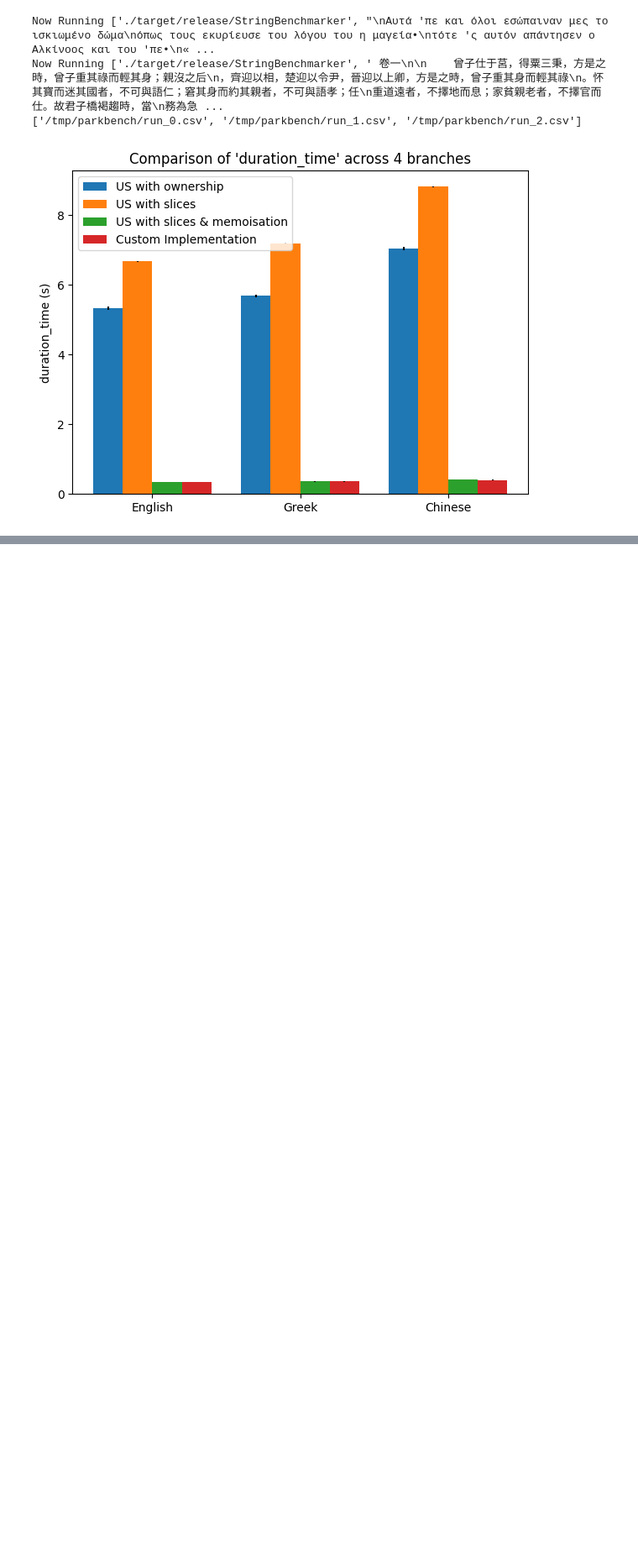
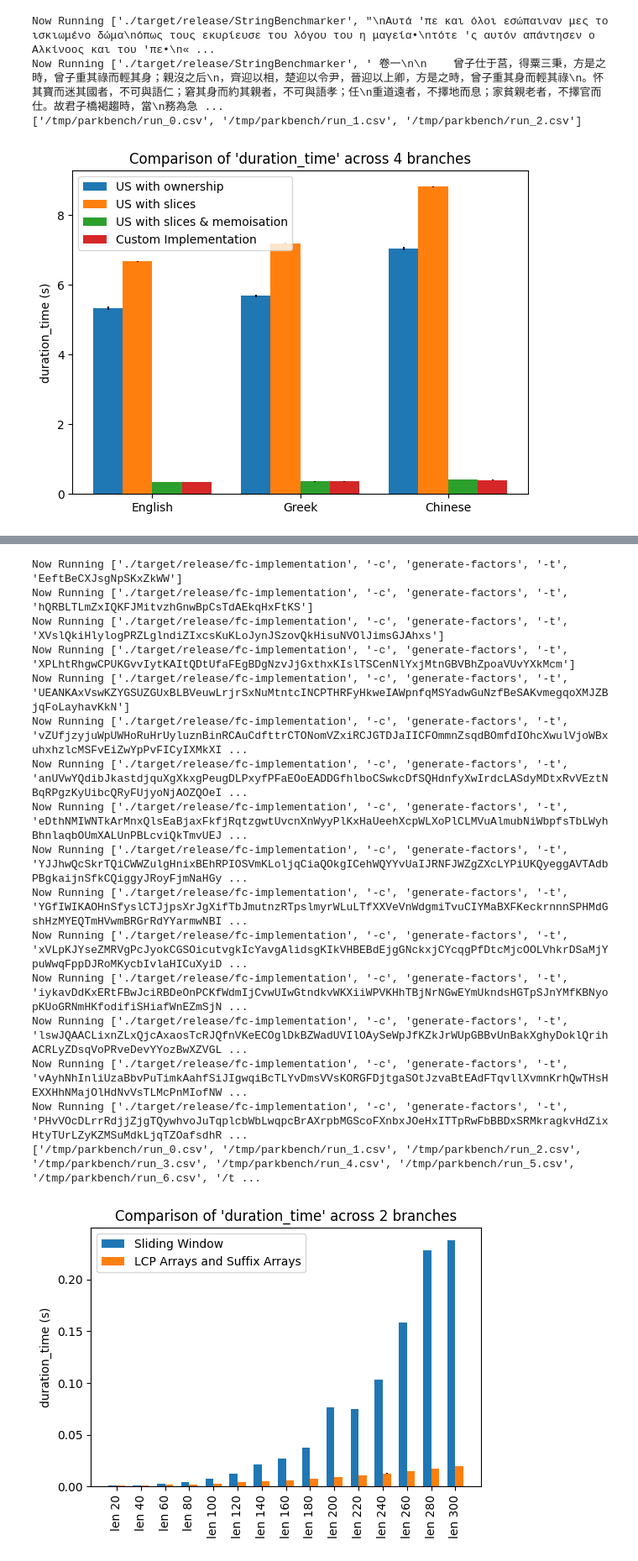
Before and after one commit to a-hutton/fc-benchmarker, a Jupyter notebook: Report.ipynb, the cells around one changed output, grey strips where cells are left out. Shown at 84% size. Drawn from its saved outputs; the diff is of its cells as text; code cells hidden in the pictures; blank space fills up the shorter version.

```diff
--- a/Report.ipynb
+++ b/Report.ipynb
@@ -127,0 +138,4 @@ perf.plot_formula_comparison(perf.PerfEvent.DURATION_TIME, strings_bench_results
+# %%
+test_runner = marker.Benchmarker("/home/ahutton/dev/uni/Part D Project/fc-implementation",
+                                 run_command=["./target/release/fc-implementation", "-c", "generate-factors", "-t", "<word>"])
+test_runner.repo.list_branches()
@@ -127,0 +163,22 @@ perf.plot_formula_comparison(perf.PerfEvent.DURATION_TIME, strings_bench_results
+# %%
+from marker.cases.generation import random_word
+from string import ascii_letters
+
+case_lengths = list(range(20, 320, 20))
+cases = [{"<word>": random_word(ascii_letters, i)} for i in case_lengths]
+
+results = test_runner.benchmark_branches(
+    cases=cases,
+    branches=["groundup", "groundup-lcp"],
+    num_trials=3
+)
+
+plot_formula_comparison(metric=PerfEvent.DURATION_TIME,
+                        results=results,
+                        log_scale=False,
+                        case_labels=[f"len {i}" for i in case_lengths],
+                        branch_labels={
+                            "groundup": "Sliding Window",
+                            "groundup-lcp": "LCP Arrays and Suffix Arrays"
+                        })
+# %% [output]
@@ -127,0 +230,17 @@ perf.plot_formula_comparison(perf.PerfEvent.DURATION_TIME, strings_bench_results
+Now Running ['./target/release/fc-implementation', '-c', 'generate-factors', '-t', 'EeftBeCXJsgNpSKxZkWW']
+Now Running ['./target/release/fc-implementation', '-c', 'generate-factors', '-t', 'hQRBLTLmZxIQKFJMitvzhGnwBpCsTdAEkqHxFtKS']
+Now Running ['./target/release/fc-implementation', '-c', 'generate-factors', '-t', 'XVslQkiHlylogPRZLglndiZIxcsKuKLoJynJSzovQkHisuNVOlJimsGJAhxs']
+Now Running ['./target/release/fc-implementation', '-c', 'generate-factors', '-t', 'XPLhtRhgwCPUKGvvIytKAItQDtUfaFEgBDgNzvJjGxthxKIslTSCenNlYxjMtnGBVBhZpoaVUvYXkMcm']
+Now Running ['./target/release/fc-implementation', '-c', 'generate-factors', '-t', 'UEANKAxVswKZYGSUZGUxBLBVeuwLrjrSxNuMtntcINCPTHRFyHkweIAWpnfqMSYadwGuNzfBeSAKvmegqoXMJZBjqFoLayhavKkN']
+Now Running ['./target/release/fc-implementation', '-c', 'generate-factors', '-t', 'vZUfjzyjuWpUWHoRuHrUyluznBinRCAuCdfttrCTONomVZxiRCJGTDJaIICFOmmnZsqdBOmfdIOhcXwulVjoWBxuhxhzlcMSFvEiZwYpPvFICyIXMkXI ...
+Now Running ['./target/release/fc-implementation', '-c', 'generate-factors', '-t', 'anUVwYQdibJkastdjquXgXkxgPeugDLPxyfPFaEOoEADDGfhlboCSwkcDfSQHdnfyXwIrdcLASdyMDtxRvVEztNBqRPgzKyUibcQRyFUjyoNjAOZQOeI ...
+Now Running ['./target/release/fc-implementation', '-c', 'generate-factors', '-t', 'eDthNMIWNTkArMnxQlsEaBjaxFkfjRqtzgwtUvcnXnWyyPlKxHaUeehXcpWLXoPlCLMVuAlmubNiWbpfsTbLWyhBhnlaqbOUmXALUnPBLcviQkTmvUEJ ...
+Now Running ['./target/release/fc-implementation', '-c', 'generate-factors', '-t', 'YJJhwQcSkrTQiCWWZulgHnixBEhRPIOSVmKLoljqCiaQOkgICehWQYYvUaIJRNFJWZgZXcLYPiUKQyeggAVTAdbPBgkaijnSfkCQiggyJRoyFjmNaHGy ...
+Now Running ['./target/release/fc-implementation', '-c', 'generate-factors', '-t', 'YGfIWIKAOHnSfyslCTJjpsXrJgXifTbJmutnzRTpslmyrWLuLTfXXVeVnWdgmiTvuCIYMaBXFKeckrnnnSPHMdGshHzMYEQTmHVwmBRGrRdYYarmwNBI ...
+Now Running ['./target/release/fc-implementation', '-c', 'generate-factors', '-t', 'xVLpKJYseZMRVgPcJyokCGSOicutvgkIcYavgAlidsgKIkVHBEBdEjgGNckxjCYcqgPfDtcMjcOOLVhkrDSaMjYpuWwqFppDJRoMKycbIvlaHICuXyiD ...
+Now Running ['./target/release/fc-implementation', '-c', 'generate-factors', '-t', 'iykavDdKxERtFBwJciRBDeOnPCKfWdmIjCvwUIwGtndkvWKXiiWPVKHhTBjNrNGwEYmUkndsHGTpSJnYMfKBNyopKUoGRNmHKfodifiSHiafWnEZmSjN ...
+Now Running ['./target/release/fc-implementation', '-c', 'generate-factors', '-t', 'lswJQAACLixnZLxQjcAxaosTcRJQfnVKeECOglDkBZWadUVIlOAySeWpJfKZkJrWUpGBBvUnBakXghyDoklQrihACRLyZDsqVoPRveDevYYozBwXZVGL ...
+Now Running ['./target/release/fc-implementation', '-c', 'generate-factors', '-t', 'vAyhNhInliUzaBbvPuTimkAahfSiJIgwqiBcTLYvDmsVVsKORGFDjtgaSOtJzvaBtEAdFTqvllXvmnKrhQwTHsHEXXHhNMajOlHdNvVsTLMcPnMIofNW ...
+Now Running ['./target/release/fc-implementation', '-c', 'generate-factors', '-t', 'PHvVOcDLrrRdjjZjgTQywhvoJuTqplcbWbLwqpcBrAXrpbMGScoFXnbxJOeHxITTpRwFbBBDxSRMkragkvHdZixHtyTUrLZyKZMSuMdkLjqTZOafsdhR ...
+['/tmp/parkbench/run_0.csv', '/tmp/parkbench/run_1.csv', '/tmp/parkbench/run_2.csv', '/tmp/parkbench/run_3.csv', '/tmp/parkbench/run_4.csv', '/tmp/parkbench/run_5.csv', '/tmp/parkbench/run_6.csv', '/t ...
+[figure, added]
```
Also changed, not shown: parts of 16 cells of this notebook.
